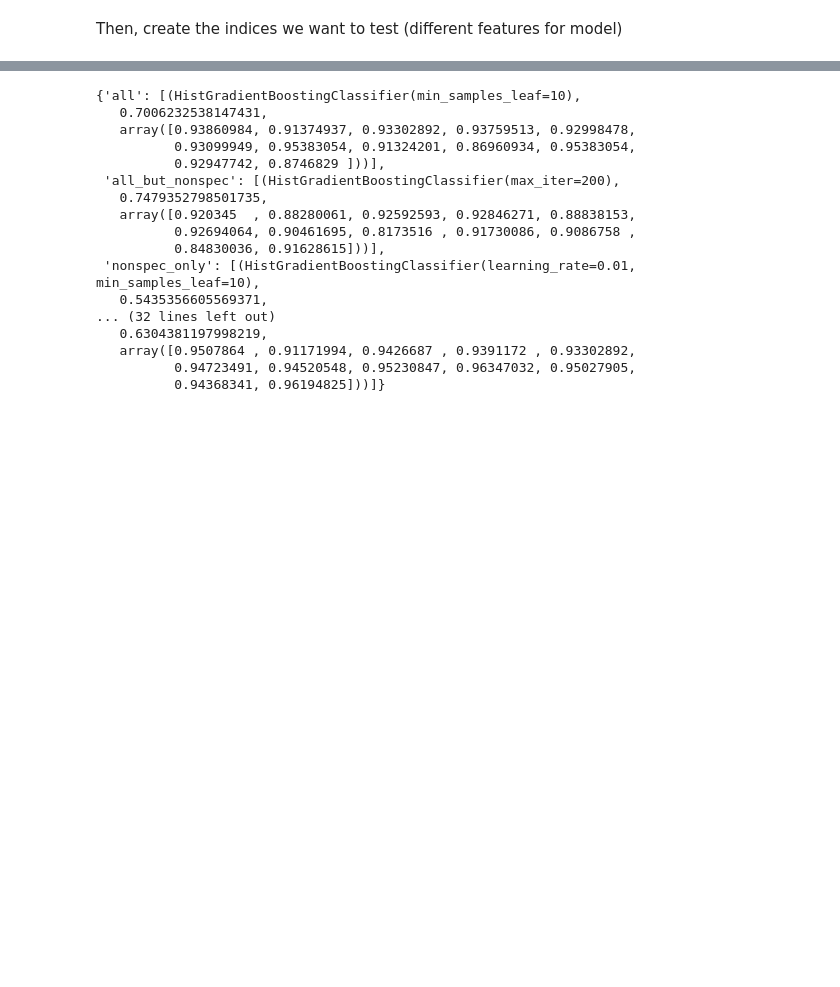
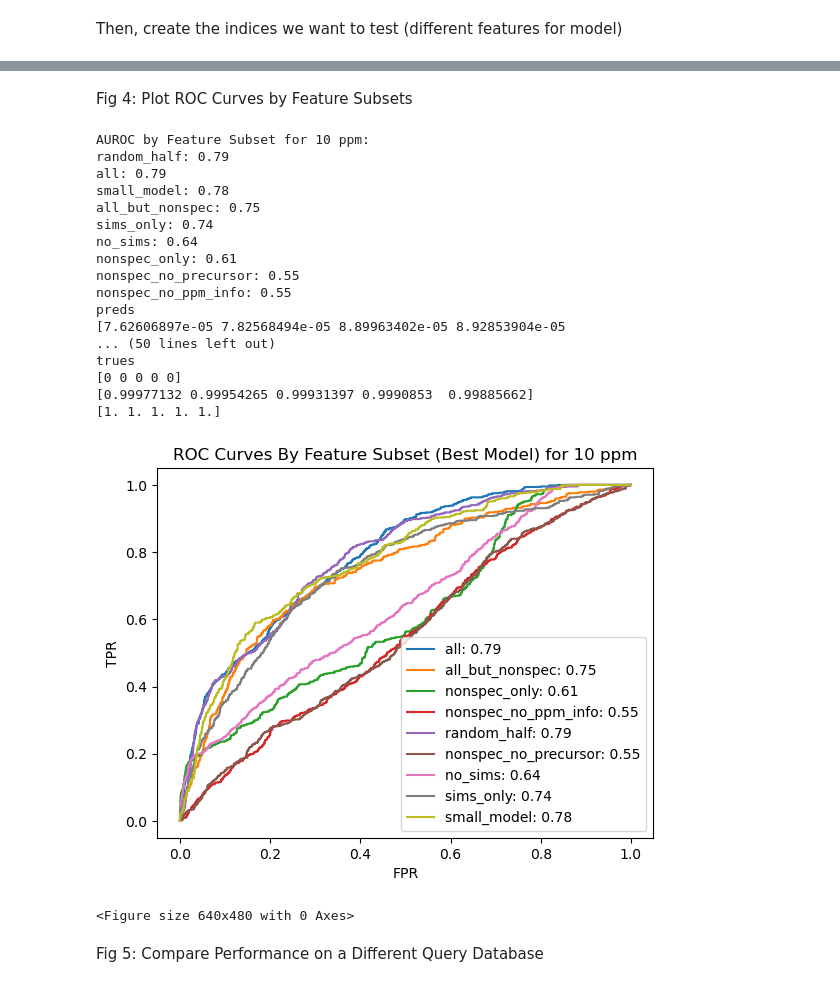
Before and after one commit to Jbug1/SpecSim, a Jupyter notebook: figures.ipynb, the cells around one changed output, grey strips where cells are left out. Cells and saved outputs as stored; diff of their text form; code cells hidden in the pictures; blank space fills up the shorter version.

```diff
--- a/figures.ipynb
+++ b/figures.ipynb
@@ -389,7 +443,7 @@ indices['sims_only'] = datasetBuilder.generate_keep_indices(noise_threshes,
 
 
 noise_threshes=[True,True,False]
-centroid_tolerance_values=[True,False]
+centroid_tolerance_values=[True,True]
 powers=[True,True,False,False,True]
 spec_features=[True for i in range(8)]#8
 sim_methods=[True,True,False,False,False, False]#7
@@ -403,3 +457,8 @@ indices['small_model'] = datasetBuilder.generate_keep_indices(noise_threshes,
                                                       True,
                                                       True,
                                                     )
+
+with open(f'{outputs_path}/intermediateOutputs/indices.pkl','wb') as path:
+    pickle.dump(indices, path)
+
+del(indices)
@@ -422,12 +465,15 @@ train
 # %%
+reload(plotAndOrderResults)
 reload(tests)
+
+indices = pickle.load(f'{outputs_path}/intermediateOutputs/indices.pkl')
 
 for i in ppm_windows:
         #import train, val and test
         train = pd.read_pickle(f'{outputs_path}/intermediateOutputs/modelDatasets/train_{i}_ppm.pkl')
+        val = pd.read_pickle(f'{outputs_path}/intermediateOutputs/modelDatasets/val_{i}_ppm.pkl')
         test = pd.read_pickle(f'{outputs_path}/intermediateOutputs/modelDatasets/test_{i}_ppm.pkl')
-        val=train[:100]#int(1e5)]
-        train=train[100:]#int(1e5):]
+
 
         #hyperparam specifications for models,
         #we will choose the best performer on val data for each feature subset
@@ -450,4 +496,11 @@ for i in ppm_windows:
 
         del(train)
         del(val)
+        del(test)
+
+        with open(f'{outputs_path}/intermediateOutputs/models/res_dict_{i}.pkl', 'wb') as models:
+
+                pickle.dump(results_by_subset, models)
+
+        del (results_by_subset)
 # %% [output]
@@ -463,20 +508,39 @@ finished small_model for 1000000
-# %%
-results_by_subset
-# %% [output]
-{'all': [(HistGradientBoostingClassifier(min_samples_leaf=10),
-   0.7006232538147431,
-   array([0.93860984, 0.91374937, 0.93302892, 0.93759513, 0.92998478,
-          0.93099949, 0.95383054, 0.91324201, 0.86960934, 0.95383054,
-          0.92947742, 0.8746829 ]))],
- 'all_but_nonspec': [(HistGradientBoostingClassifier(max_iter=200),
-   0.7479352798501735,
-   array([0.920345  , 0.88280061, 0.92592593, 0.92846271, 0.88838153,
-          0.92694064, 0.90461695, 0.8173516 , 0.91730086, 0.9086758 ,
-          0.84830036, 0.91628615]))],
- 'nonspec_only': [(HistGradientBoostingClassifier(learning_rate=0.01, min_samples_leaf=10),
-   0.5435356605569371,
-... (32 lines left out)
-   0.6304381197998219,
-   array([0.9507864 , 0.91171994, 0.9426687 , 0.9391172 , 0.93302892,
-          0.94723491, 0.94520548, 0.95230847, 0.96347032, 0.95027905,
-          0.94368341, 0.96194825]))]}
+# %% [markdown]
+Fig 4: Plot ROC Curves by Feature Subsets
+# %%
+reload(plotAndOrderResults)
+reload(tests)
+
+for i in ppm_windows:
+
+    test=pd.read_pickle(f'{outputs_path}/intermediateOutputs/modelDatasets/test_{i}_ppm.pkl')
+
+    with open(f'{outputs_path}/intermediateOutputs/models/res_dict_{i}.pkl','rb') as path:
+        res_dict = pickle.load(path)
+
+    with open(f'{outputs_path}/intermediateOutputs/indices.pkl','rb') as path:
+        indices = pickle.load(path)
+
+    plotAndOrderResults.fig4(test, res_dict, indices, f'{outputs_path}/fig4', i)
+# %% [output]
+AUROC by Feature Subset for 10 ppm:
+random_half: 0.79
+all: 0.79
+small_model: 0.78
+all_but_nonspec: 0.75
+sims_only: 0.74
+no_sims: 0.64
+nonspec_only: 0.61
+nonspec_no_precursor: 0.55
+nonspec_no_ppm_info: 0.55
+preds
+[7.62606897e-05 7.82568494e-05 8.89963402e-05 8.92853904e-05
+... (50 lines left out)
+trues
+[0 0 0 0 0]
+[0.99977132 0.99954265 0.99931397 0.9990853  0.99885662]
+[1. 1. 1. 1. 1.]
+[figure, added]
+<Figure size 640x480 with 0 Axes>
+# %% [markdown]
+Fig 5: Compare Performance on a Different Query Database
```
Also changed, not shown: parts of 14 cells of this notebook, 4 other files.
